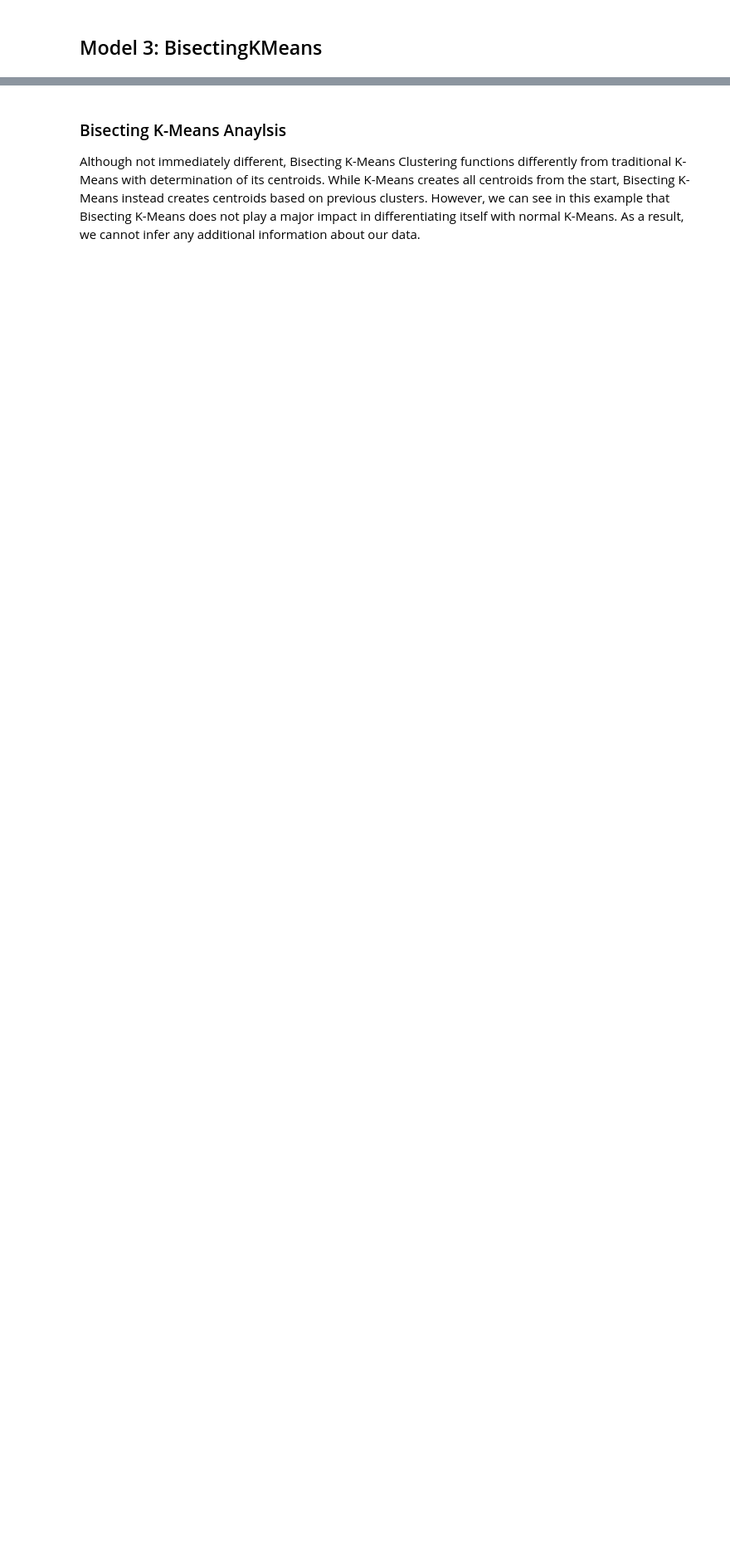
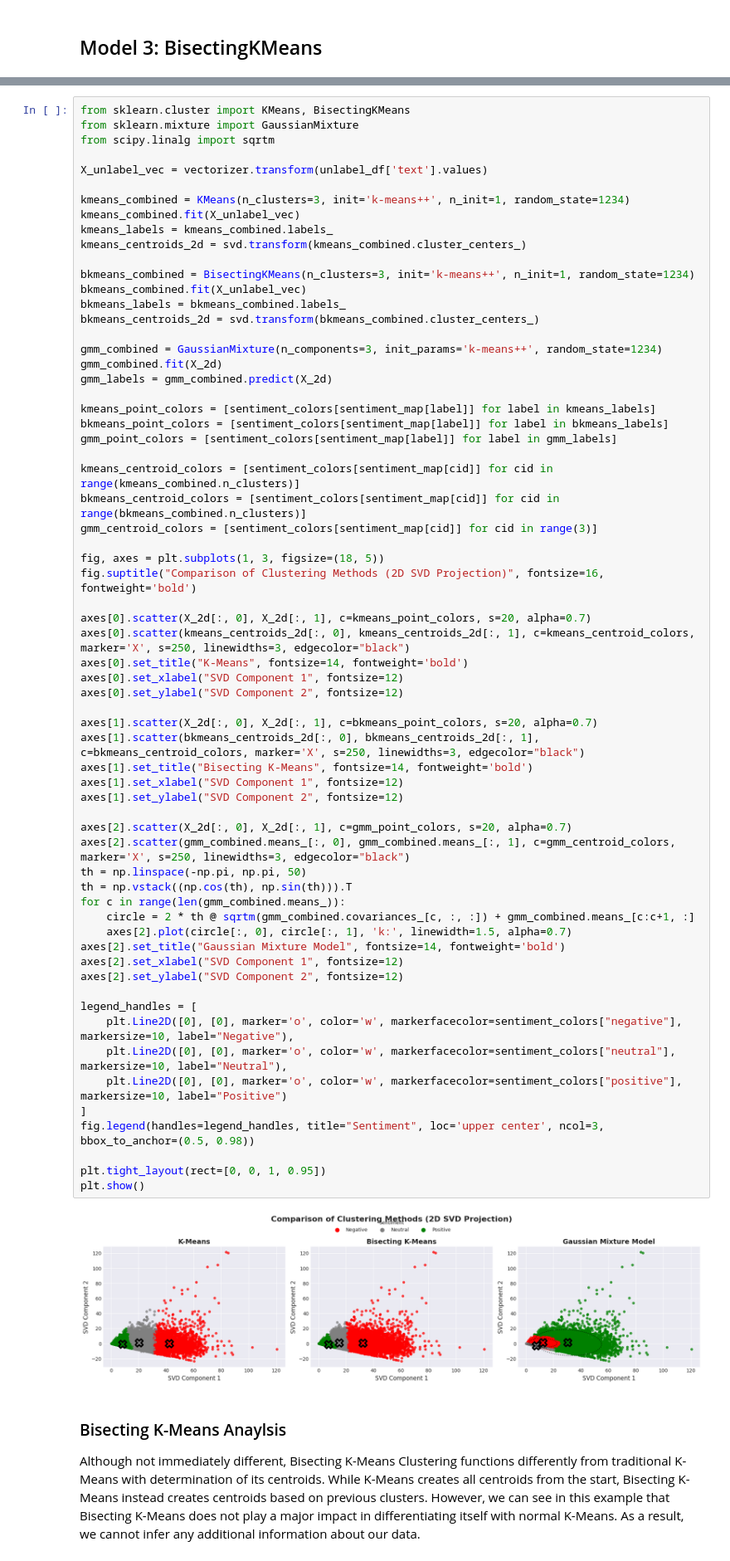
Before and after one commit to v5wtw4krd6-coder/cs-178-project, a Jupyter notebook: cs178_project_merged.ipynb, the cells around one changed output, grey strips where cells are left out. Shown at 83% size. Cells and saved outputs as stored; diff of their text form; blank space fills up the shorter version.

```diff
--- a/cs178_project_merged.ipynb
+++ b/cs178_project_merged.ipynb
@@ -461,6 +481,72 @@ plt.tight_layout()
 plt.show()
 # %% [output]
 [figure]
+# %%
+from sklearn.cluster import KMeans, BisectingKMeans
+from sklearn.mixture import GaussianMixture
+from scipy.linalg import sqrtm
+
+X_unlabel_vec = vectorizer.transform(unlabel_df['text'].values)
+
+kmeans_combined = KMeans(n_clusters=3, init='k-means++', n_init=1, random_state=1234)
+kmeans_combined.fit(X_unlabel_vec)
+kmeans_labels = kmeans_combined.labels_
+kmeans_centroids_2d = svd.transform(kmeans_combined.cluster_centers_)
+
+bkmeans_combined = BisectingKMeans(n_clusters=3, init='k-means++', n_init=1, random_state=1234)
+bkmeans_combined.fit(X_unlabel_vec)
+bkmeans_labels = bkmeans_combined.labels_
+bkmeans_centroids_2d = svd.transform(bkmeans_combined.cluster_centers_)
+
+gmm_combined = GaussianMixture(n_components=3, init_params='k-means++', random_state=1234)
+gmm_combined.fit(X_2d)
+gmm_labels = gmm_combined.predict(X_2d)
+
+kmeans_point_colors = [sentiment_colors[sentiment_map[label]] for label in kmeans_labels]
+bkmeans_point_colors = [sentiment_colors[sentiment_map[label]] for label in bkmeans_labels]
+gmm_point_colors = [sentiment_colors[sentiment_map[label]] for label in gmm_labels]
+
+kmeans_centroid_colors = [sentiment_colors[sentiment_map[cid]] for cid in range(kmeans_combined.n_clusters)]
+bkmeans_centroid_colors = [sentiment_colors[sentiment_map[cid]] for cid in range(bkmeans_combined.n_clusters)]
+gmm_centroid_colors = [sentiment_colors[sentiment_map[cid]] for cid in range(3)]
+
+fig, axes = plt.subplots(1, 3, figsize=(18, 5))
+fig.suptitle("Comparison of Clustering Methods (2D SVD Projection)", fontsize=16, fontweight='bold')
+
+axes[0].scatter(X_2d[:, 0], X_2d[:, 1], c=kmeans_point_colors, s=20, alpha=0.7)
+axes[0].scatter(kmeans_centroids_2d[:, 0], kmeans_centroids_2d[:, 1], c=kmeans_centroid_colors, marker='X', s=250, linewidths=3, edgecolor="black")
+axes[0].set_title("K-Means", fontsize=14, fontweight='bold')
+axes[0].set_xlabel("SVD Component 1", fontsize=12)
+axes[0].set_ylabel("SVD Component 2", fontsize=12)
+
+axes[1].scatter(X_2d[:, 0], X_2d[:, 1], c=bkmeans_point_colors, s=20, alpha=0.7)
+axes[1].scatter(bkmeans_centroids_2d[:, 0], bkmeans_centroids_2d[:, 1], c=bkmeans_centroid_colors, marker='X', s=250, linewidths=3, edgecolor="black")
+axes[1].set_title("Bisecting K-Means", fontsize=14, fontweight='bold')
+axes[1].set_xlabel("SVD Component 1", fontsize=12)
+axes[1].set_ylabel("SVD Component 2", fontsize=12)
+
+axes[2].scatter(X_2d[:, 0], X_2d[:, 1], c=gmm_point_colors, s=20, alpha=0.7)
+axes[2].scatter(gmm_combined.means_[:, 0], gmm_combined.means_[:, 1], c=gmm_centroid_colors, marker='X', s=250, linewidths=3, edgecolor="black")
+th = np.linspace(-np.pi, np.pi, 50)
+th = np.vstack((np.cos(th), np.sin(th))).T
+for c in range(len(gmm_combined.means_)):
+    circle = 2 * th @ sqrtm(gmm_combined.covariances_[c, :, :]) + gmm_combined.means_[c:c+1, :]
+    axes[2].plot(circle[:, 0], circle[:, 1], 'k:', linewidth=1.5, alpha=0.7)
+axes[2].set_title("Gaussian Mixture Model", fontsize=14, fontweight='bold')
+axes[2].set_xlabel("SVD Component 1", fontsize=12)
+axes[2].set_ylabel("SVD Component 2", fontsize=12)
+
+legend_handles = [
+    plt.Line2D([0], [0], marker='o', color='w', markerfacecolor=sentiment_colors["negative"], markersize=10, label="Negative"),
+    plt.Line2D([0], [0], marker='o', color='w', markerfacecolor=sentiment_colors["neutral"], markersize=10, label="Neutral"),
+    plt.Line2D([0], [0], marker='o', color='w', markerfacecolor=sentiment_colors["positive"], markersize=10, label="Positive")
+]
+fig.legend(handles=legend_handles, title="Sentiment", loc='upper center', ncol=3, bbox_to_anchor=(0.5, 0.98))
+
+plt.tight_layout(rect=[0, 0, 1, 0.95])
+plt.show()
+# %% [output]
+[figure, added]
 # %% [markdown]
 ### Bisecting K-Means Anaylsis
 
```
Also changed, not shown: parts of 7 cells of this notebook.
